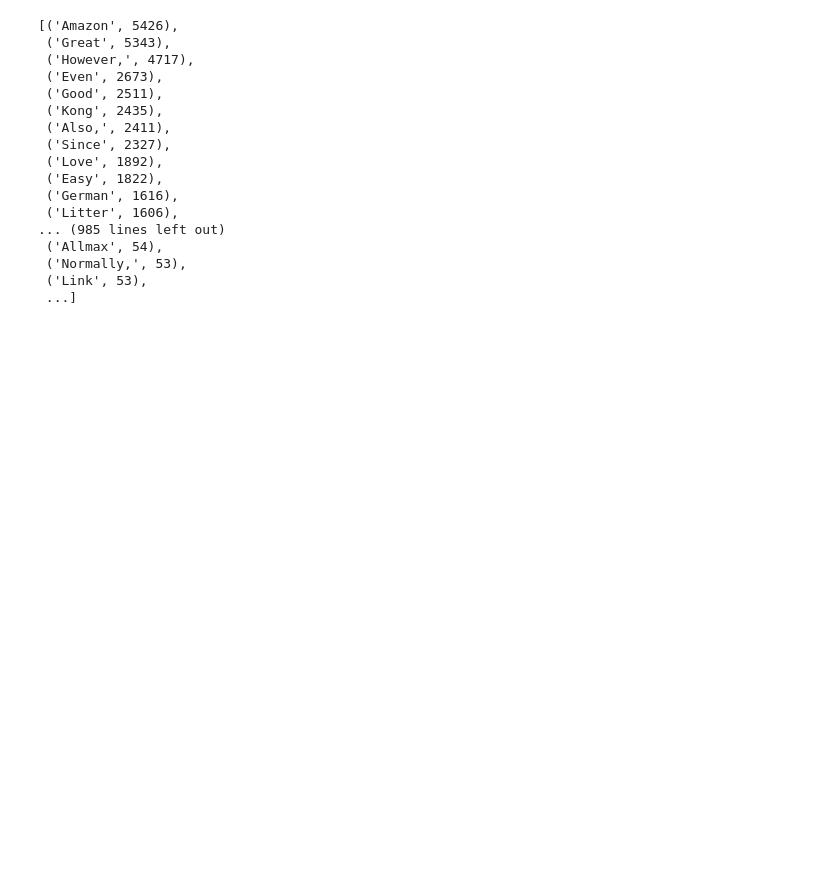
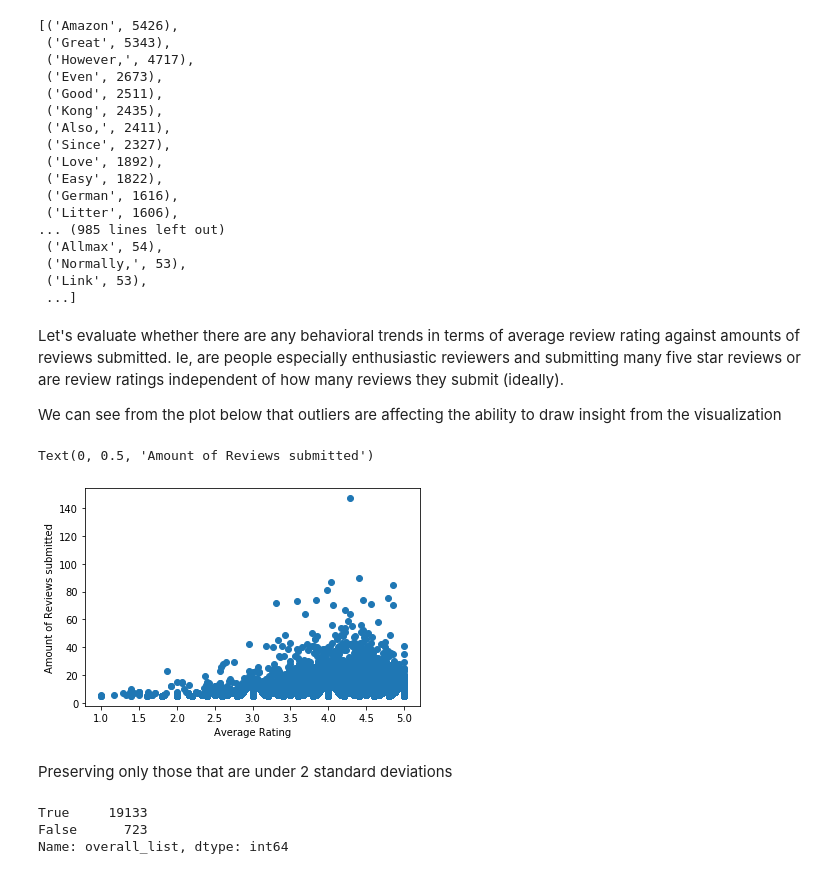
Before and after one commit to DraceZhan/Amazon_Pet_Lab, a Jupyter notebook: main_project/Amazon Pets.ipynb, the cells around one changed output. Drawn from its saved outputs; the diff is of its cells as text; code cells hidden in the pictures; blank space fills up the shorter version.

```diff
--- a/main_project/Amazon Pets.ipynb
+++ b/main_project/Amazon Pets.ipynb
@@ -287,3 +245,23 @@ title_dist.most_common()
  ('Normally,', 53),
  ('Link', 53),
  ...]
+# %% [markdown]
+Let's evaluate whether there are any behavioral trends in terms of average review rating against amounts of reviews submitted. Ie, are people especially enthusiastic reviewers and submitting many five star reviews or are review ratings independent of how many reviews they submit (ideally).
+
+We can see from the plot below that outliers are affecting the ability to draw insight from the visualization
+# %%
+plt.scatter(x= order_cart_df['overall_list'].apply(np.mean), y= order_cart_df['overall_list'].apply(len))
+plt.xlabel('Average Rating')
+plt.ylabel('Amount of Reviews submitted')
+# %% [output]
+Text(0, 0.5, 'Amount of Reviews submitted')
+[figure, added]
+# %% [markdown]
+Preserving only those that are under 2 standard deviations
+# %%
+(order_cart_df['overall_list'].apply(len) < (
+    order_cart_df['overall_list'].apply(len).mean() + order_cart_df['overall_list'].apply(len).std()*2)).value_counts()
+# %% [output]
+True     19133
+False      723
+Name: overall_list, dtype: int64
```
Also changed, not shown: parts of 27 cells of this notebook.
